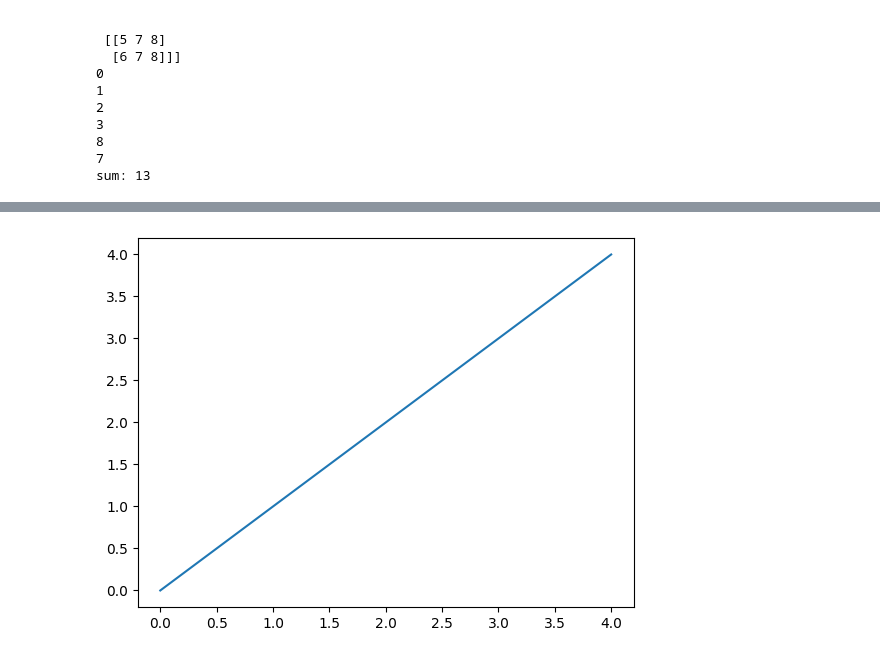
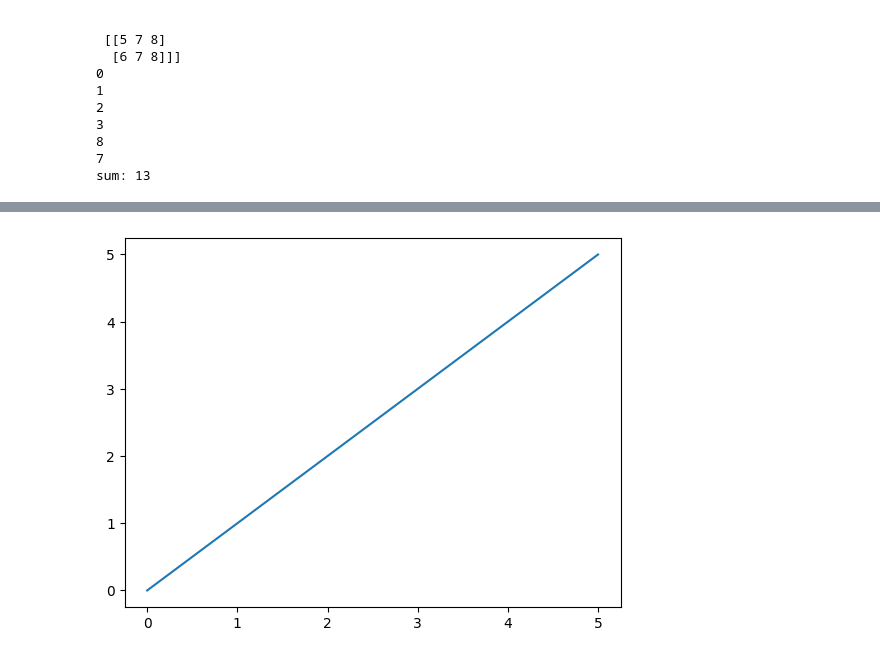
Before and after one commit to Zendexx/Data_science, a Jupyter notebook: neww.ipynb, the cells around one changed output, grey strips where cells are left out. Saved outputs shown, nothing was run; the diff lists cells and outputs as text; code cells hidden in the pictures.

```diff
--- a/neww.ipynb
+++ b/neww.ipynb
@@ -71,11 +71,11 @@ print(arr)
 # %%
 
 import matplotlib.pyplot as plt
 
-x = np.array((0,4))
-y = np.array((0,4))
+x = np.array((0,5))
+y = np.array((0,5))
 
 plt.plot(x,y)
 plt.show()
 # %% [output]
-[figure, old version]
+[figure, new version]
```
Also changed, not shown: parts of 6 cells of this notebook, 1 other file.
